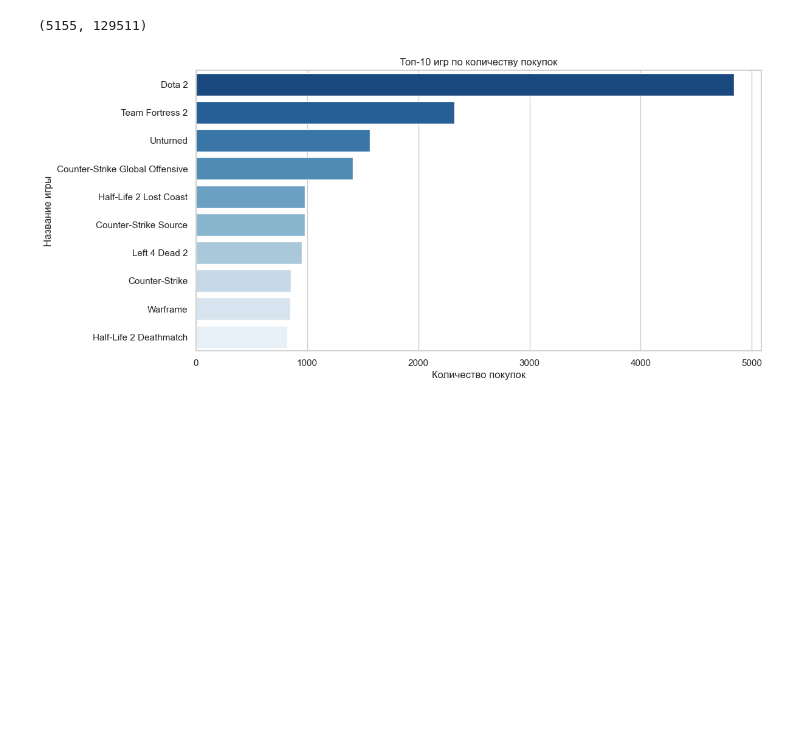
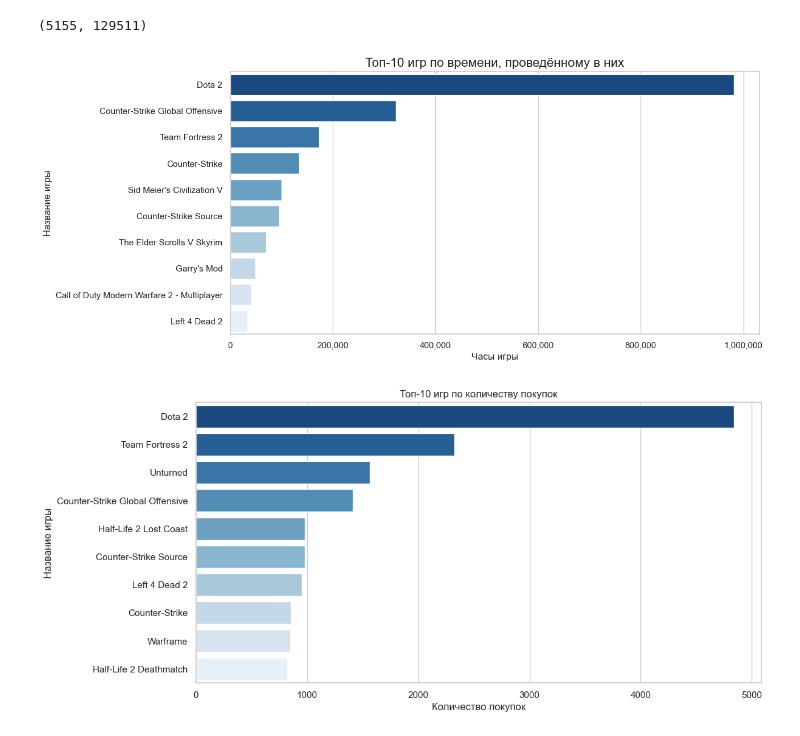
Before and after one commit to tmaxell/spbu_ml_2025_practice, a Jupyter notebook: homeworks/recap_hw1/recap.ipynb, the cells around one changed output. Drawn from its saved outputs; the diff is of its cells as text; code cells hidden in the pictures; blank space fills up the shorter version.

Commit message:
add some visualisation

```diff
--- a/homeworks/recap_hw1/recap.ipynb
+++ b/homeworks/recap_hw1/recap.ipynb
@@ -41,6 +43,32 @@ num_purchases = data[data["action"] == "purchase"].shape[0]
 num_games, num_purchases
 # %% [output]
 (5155, 129511)
+# %%
+# выведем топ игр по времени, проведенном в них
+playtime = data[data["action"] == "play"]
+game_playtime = playtime.groupby("title")["hours"].sum().sort_values(ascending=False)
+# %%
+sns.set(style="whitegrid")
+
+# группируем данные по играм и суммируем время, проведённое в них
+game_playtime = playtime.groupby("title")["hours"].sum().sort_values(ascending=False).head(10)
+fig, ax = plt.subplots(figsize=(12, 6))
+
+sns.barplot(
+    x=game_playtime.values,
+    y=game_playtime.index,
+    ax=ax,
+    palette="Blues_r"
+)
+
+ax.set_title("Топ-10 игр по времени, проведённому в них", fontsize=16)
+ax.set_xlabel("Часы игры", fontsize=12)
+ax.set_ylabel("Название игры", fontsize=12)
+ax.xaxis.set_major_formatter(plt.FuncFormatter(lambda x, _: f'{x:,.0f}'))
+
+plt.show()
+# %% [output]
+[figure, added]
 # %%
 sns.set(style="whitegrid")
 
```
Also changed, not shown: parts of 2 cells of this notebook.
